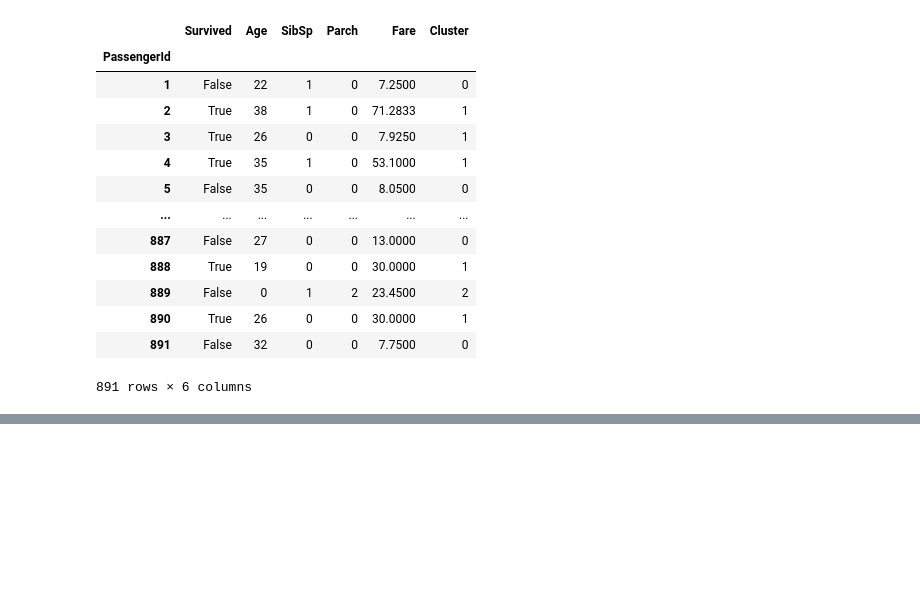
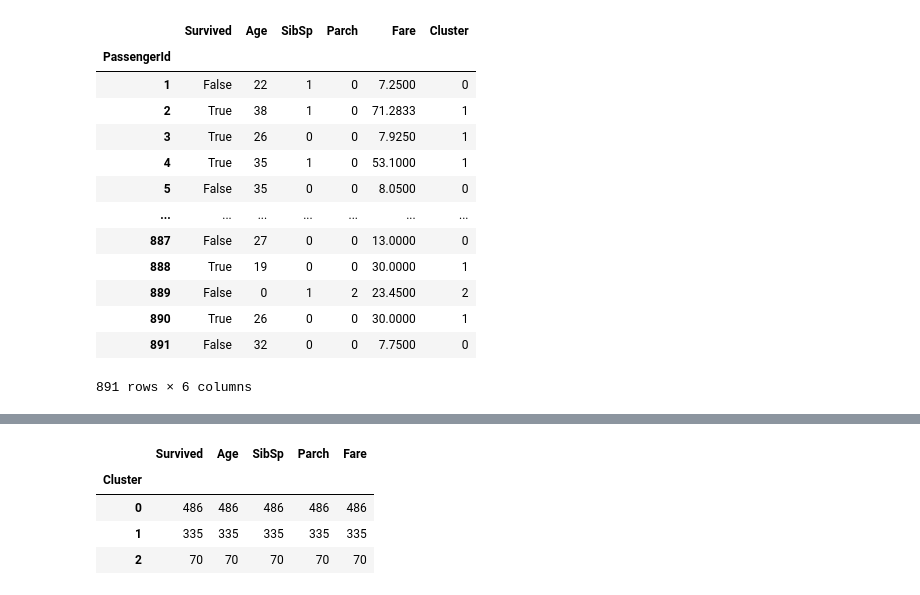
Before and after one commit to espin086/jjutils, a Jupyter notebook: examples/example_KMeansAnalysis.ipynb, the cells around one changed output, grey strips where cells are left out. Saved outputs shown, nothing was run; the diff lists cells and outputs as text; code cells hidden in the pictures; blank space fills up the shorter version.

```diff
--- a/examples/example_KMeansAnalysis.ipynb
+++ b/examples/example_KMeansAnalysis.ipynb
@@ -98,0 +108,8 @@ result = kmeans_clustering.data
+# %%
+result.groupby('Cluster').count()
+# %% [output]
+|  | Survived | Age | SibSp | Parch | Fare |
+| Cluster |  |  |  |  |  |
+| 0 | 486 | 486 | 486 | 486 | 486 |
+| 1 | 335 | 335 | 335 | 335 | 335 |
+| 2 | 70 | 70 | 70 | 70 | 70 |
```
Also changed, not shown: parts of 2 cells of this notebook.
